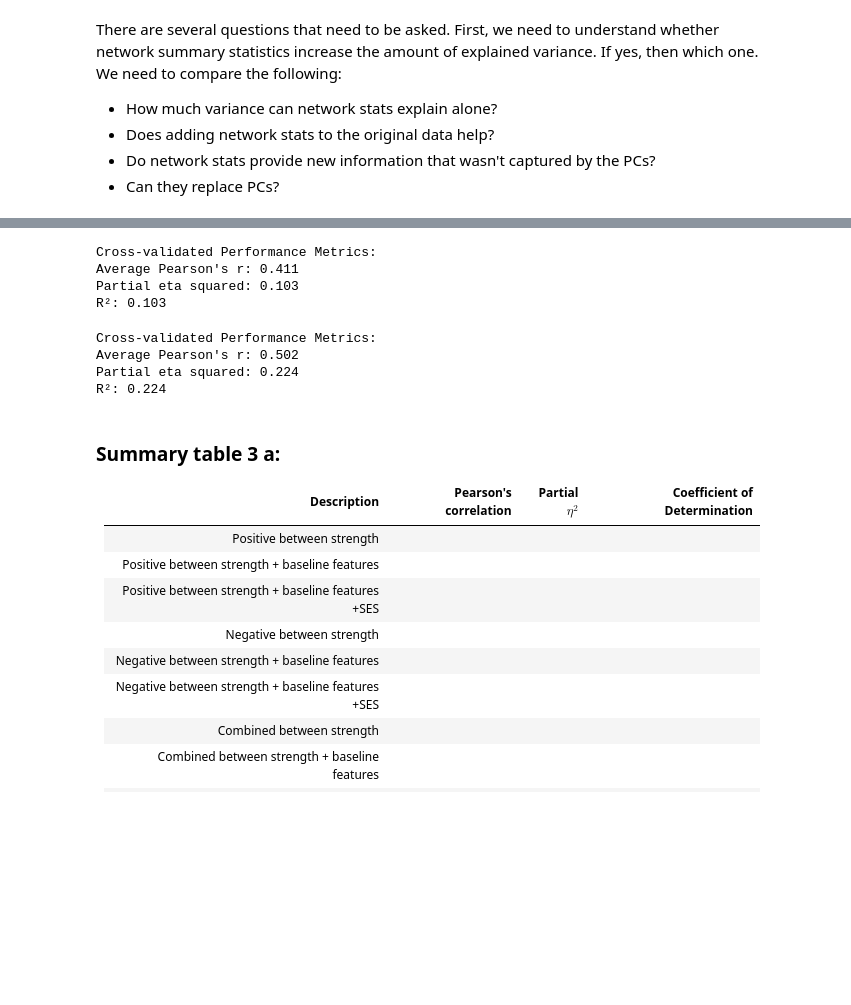
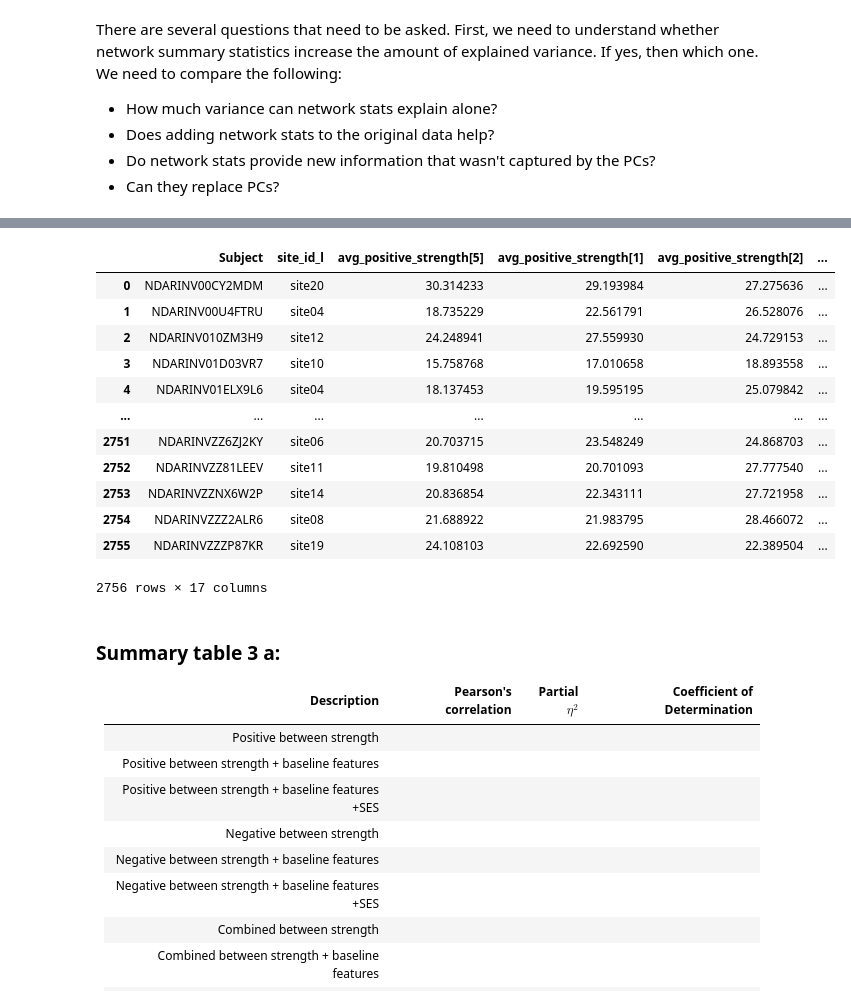
Before and after one commit to lzkostina/frictionless-reproducibility, a Jupyter notebook: notebooks/g_lavaan.ipynb, the cells around one changed output, grey strips where cells are left out. Drawn from its saved outputs; the diff is of its cells as text; code cells hidden in the pictures; blank space fills up the shorter version.

```diff
--- a/notebooks/g_lavaan.ipynb
+++ b/notebooks/g_lavaan.ipynb
@@ -519,0 +475,2 @@ print(community_sizes_ordered)
+# %%
+regions = pd.read_csv('../data/raw/gordon_sub_cere_parcels.csv')
@@ -710,28 +489,0 @@ from tqdm import tqdm
-# %%
-def compute_one_statistic(df_features, df_network, community_sizes, net_order, mode, stat_name):
-    result = []
-    # Create subject-to-site mapping dictionary
-    subject_site_map = df_features.set_index('Subject')['site_id_l'].to_dict()
-
-    df_network['site_id_l'] = df_network['Subject'].map(subject_site_map)
-    #df_network.fillna(0, inplace=True)
-
-    for row in tqdm(df_network.itertuples(index=False), total=len(df_network)):
-        subj_id = row.Subject
-        site_id = row.site_id_l
-
-        # Reconstruct matrix from flattened vector
-        matrix_values = matrix_values = [v for k,v in row._asdict().items() if k not in ("Subject", "site_id_l")]
-        corr_matrix = vector_to_symmetric_matrix(matrix_values, 418)
-
-        # Compute stats
-        network_stats = compute_network_statistics(corr_matrix, community_sizes, net_order, mode=mode)
-
-        # Build one dictionary per subject
-        row_dict = {"Subject": subj_id, "site_id_l": site_id}
-        for _, stat_row in network_stats.iterrows():
-            net_id = stat_row["network_id"]
-            if stat_name in stat_row:
-                row_dict[f"{stat_name}[{net_id}]"] = stat_row[stat_name]
-        result.append(row_dict)
-    return pd.DataFrame(result)
@@ -1097,23 +490,28 @@ R²: -0.043
-# %%
-features_segregation_baseline = combine_data(article_features_baseline, segregation_baseline)
-results_no_network, models_no_network = run_cross_validation(features_segregation_baseline, y_baseline,
-                                                             use_network=False)
-print_cross_val_results(results_no_network)
-# %% [output]
-Cross-validated Performance Metrics:
-Average Pearson's r: 0.411
-Partial eta squared: 0.103
-R²: 0.103
-# %%
-features_ses_segregation_baseline = combine_data(features_segregation_baseline, ses_baseline)
-results_no_network, models_no_network = run_cross_validation(features_ses_segregation_baseline, y_baseline,
-                                                             use_network=False)
-print_cross_val_results(results_no_network)
-# %% [output]
-Cross-validated Performance Metrics:
-Average Pearson's r: 0.502
-Partial eta squared: 0.224
-R²: 0.224
+# %%
+result = compute_one_statistic(df_features=main_followup_B,
+                          df_network=conn_B_followup_df,
+                          regions=regions,
+                          stat_name="avg_positive_strength",
+                          mode="all",
+                          node_order=None,
+                          matrix_size=418,
+                          diag_value=0.0)
+# %%
+result
+# %% [output]
+|  | Subject | site_id_l | avg_positive_strength[5] | avg_positive_strength[1] | avg_positive_strength[2] | ... |
+| 0 | NDARINV00CY2MDM | site20 | 30.314233 | 29.193984 | 27.275636 | ... |
+| 1 | NDARINV00U4FTRU | site04 | 18.735229 | 22.561791 | 26.528076 | ... |
+| 2 | NDARINV010ZM3H9 | site12 | 24.248941 | 27.559930 | 24.729153 | ... |
+| 3 | NDARINV01D03VR7 | site10 | 15.758768 | 17.010658 | 18.893558 | ... |
+| 4 | NDARINV01ELX9L6 | site04 | 18.137453 | 19.595195 | 25.079842 | ... |
+| ... | ... | ... | ... | ... | ... | ... |
+| 2751 | NDARINVZZ6ZJ2KY | site06 | 20.703715 | 23.548249 | 24.868703 | ... |
+| 2752 | NDARINVZZ81LEEV | site11 | 19.810498 | 20.701093 | 27.777540 | ... |
+| 2753 | NDARINVZZNX6W2P | site14 | 20.836854 | 22.343111 | 27.721958 | ... |
+| 2754 | NDARINVZZZ2ALR6 | site08 | 21.688922 | 21.983795 | 28.466072 | ... |
+| 2755 | NDARINVZZZP87KR | site19 | 24.108103 | 22.692590 | 22.389504 | ... |
+2756 rows × 17 columns
 # %% [markdown]
 ### Summary table 3 a:
 | Description                 | Pearson's correlation | Partial $\eta^2$ | Coefficient of Determination |
```
Also changed, not shown: parts of 73 cells of this notebook.
